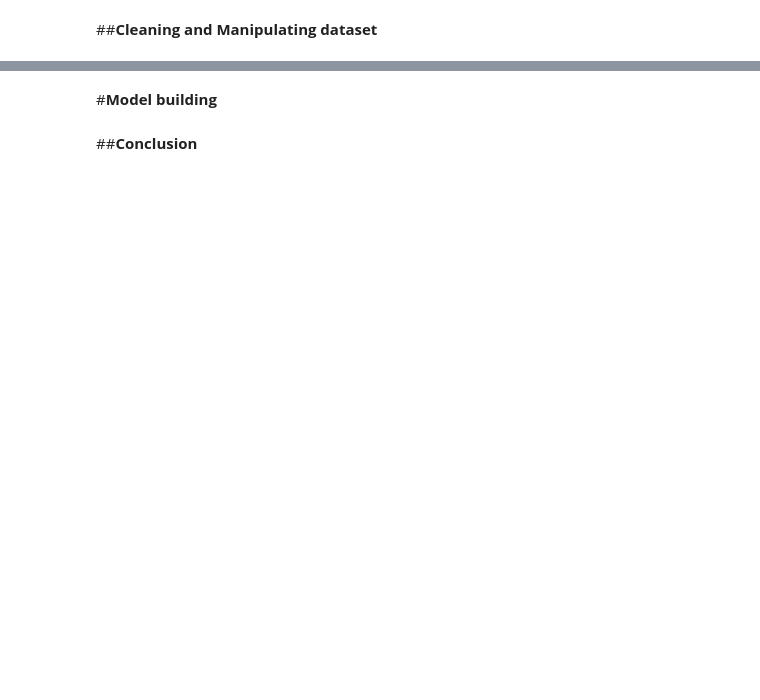
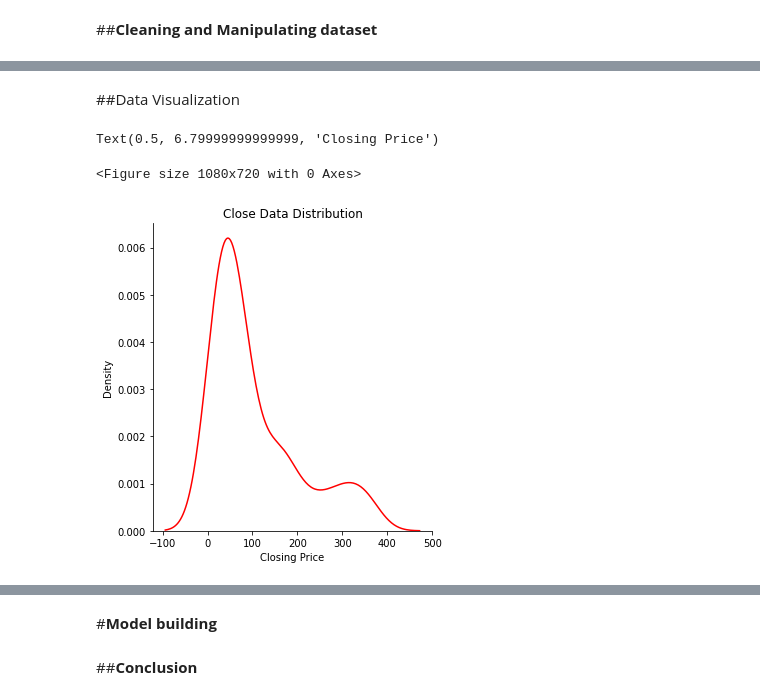
Before and after one commit to Syed-Irfan-1165/ML-Regression, a Jupyter notebook: Yes_Bank_Predictions.ipynb, the cells around one changed output, grey strips where cells are left out. Cells and saved outputs as stored; diff of their text form; code cells hidden in the pictures; blank space fills up the shorter version.

```diff
--- a/Yes_Bank_Predictions.ipynb
+++ b/Yes_Bank_Predictions.ipynb
@@ -50,0 +185,11 @@ import matplotlib.pyplot as plt
+# %%
+# convert string object to datetime object
+
+from datetime import datetime
+YesBank_df['Date'] = YesBank_df['Date'].apply(lambda x: datetime.strptime(x, "%b-%y"))
+# %%
+# For better visualization let me create seperate columns for month,year from date
+
+YesBank_df['Month'] = YesBank_df['Date'].apply(lambda x: x.strftime('%B'))
+YesBank_df['Year'] = YesBank_df['Date'].apply(lambda x: x.strftime('%Y'))
+YesBank_df['Day'] = pd.to_datetime(YesBank_df['Date']).dt.day_name()
@@ -50,0 +230,12 @@ import matplotlib.pyplot as plt
+# %% [markdown]
+##Data Visualization
+# %%
+# Dependent variable 'Closing price'
+plt.figure(figsize=(15,10))
+sns.displot(YesBank_df['Close'],color="r",kind ='kde')
+plt.title('Close Data Distribution')
+plt.xlabel('Closing Price')
+# %% [output]
+Text(0.5, 6.79999999999999, 'Closing Price')
+<Figure size 1080x720 with 0 Axes>
+[figure, added]
```
Also changed, not shown: parts of 28 cells of this notebook.
